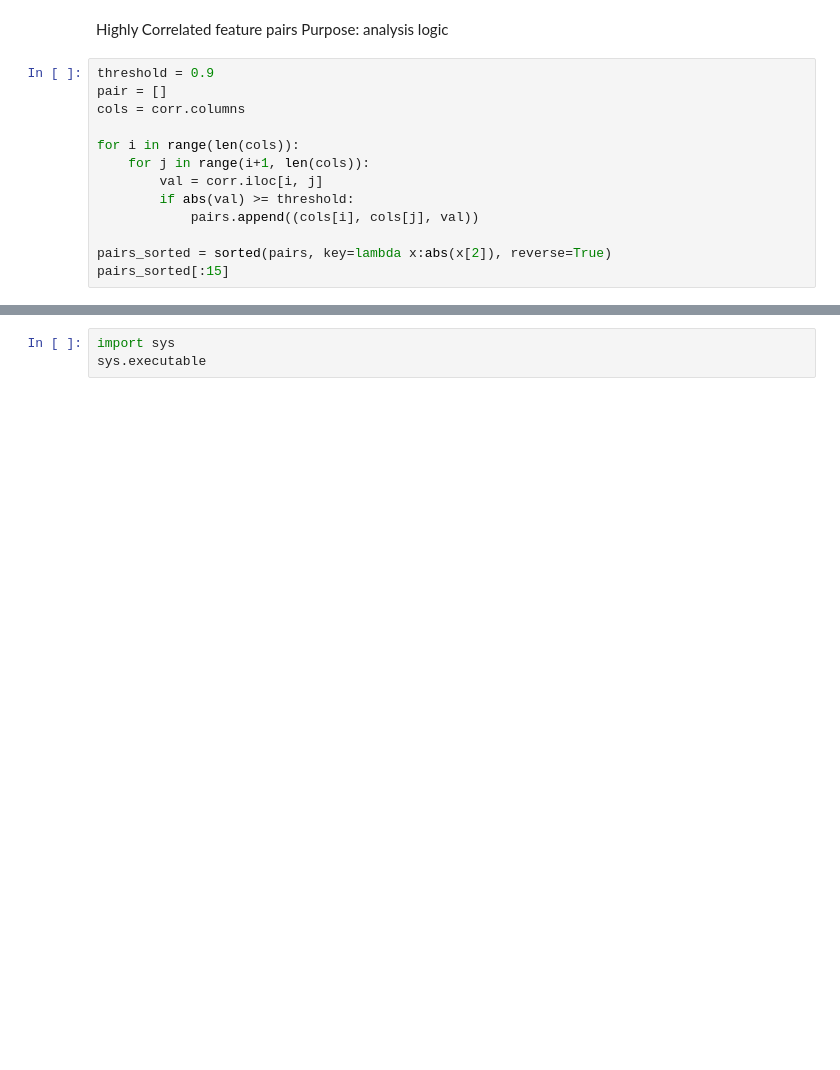
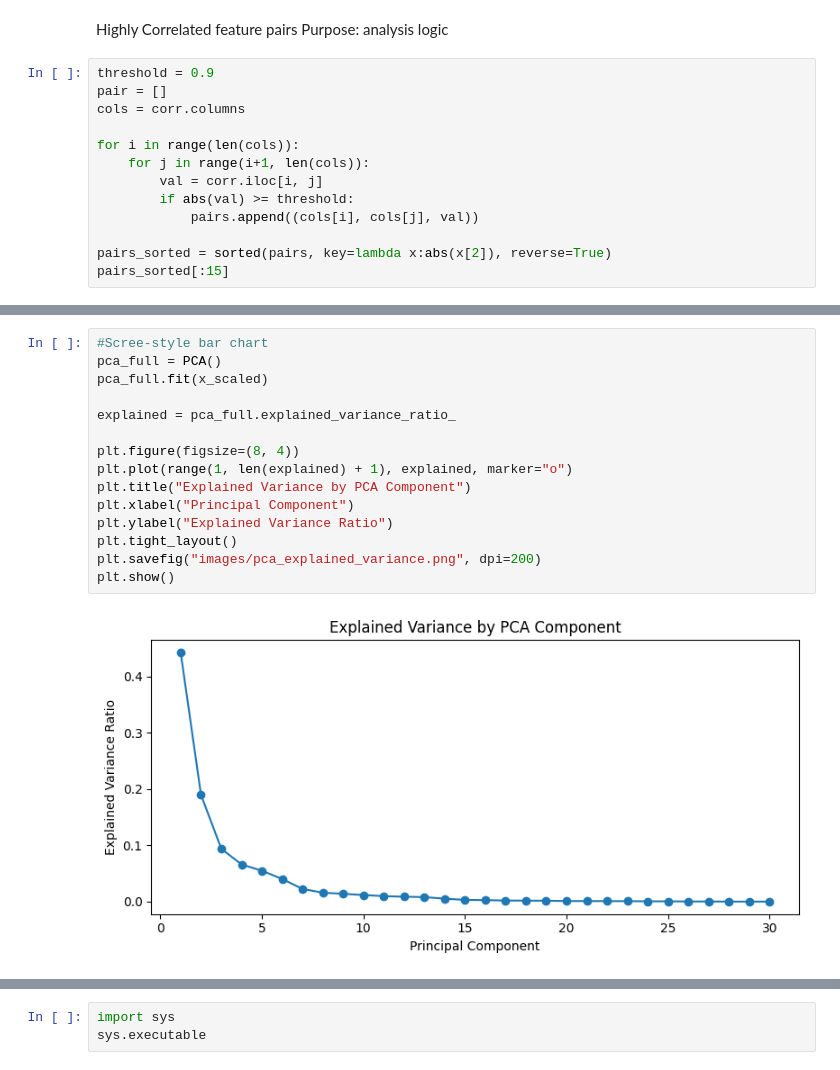
Before and after one commit to monikeoz/medical-advanced-data-analysis, a Jupyter notebook: advanced_analysis.ipynb, the cells around one changed output, grey strips where cells are left out. Cells and saved outputs as stored; diff of their text form; blank space fills up the shorter version.

```diff
--- a/advanced_analysis.ipynb
+++ b/advanced_analysis.ipynb
@@ -70,0 +107,17 @@ pairs_sorted[:15]
+# %%
+#Scree-style bar chart
+pca_full = PCA()
+pca_full.fit(x_scaled)
+
+explained = pca_full.explained_variance_ratio_
+
+plt.figure(figsize=(8, 4))
+plt.plot(range(1, len(explained) + 1), explained, marker="o")
+plt.title("Explained Variance by PCA Component")
+plt.xlabel("Principal Component")
+plt.ylabel("Explained Variance Ratio")
+plt.tight_layout()
+plt.savefig("images/pca_explained_variance.png", dpi=200)
+plt.show()
+# %% [output]
+[figure, added]
```
Also changed, not shown: parts of 6 cells of this notebook, 2 other files.
